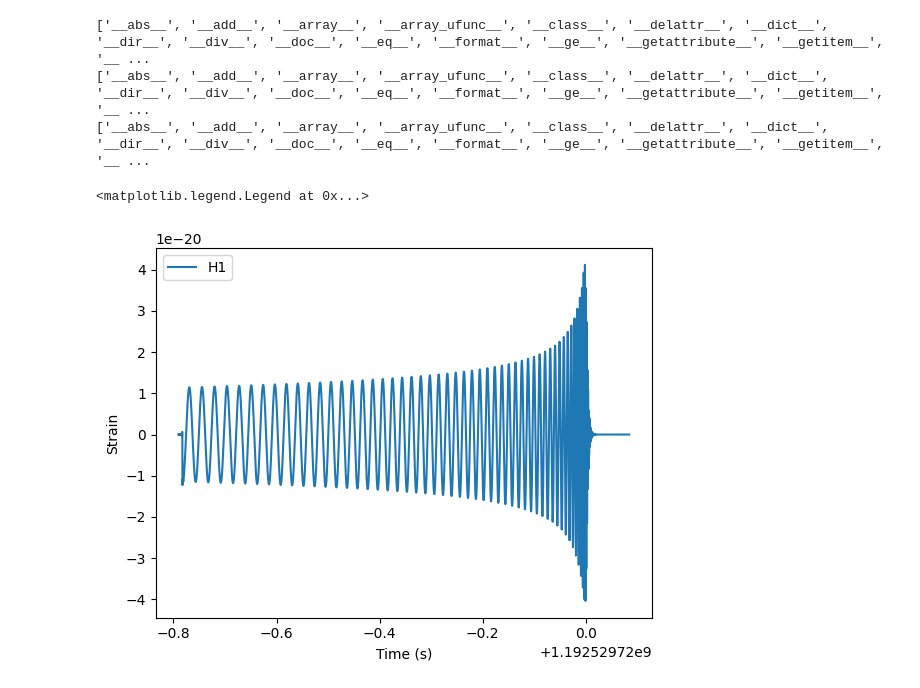
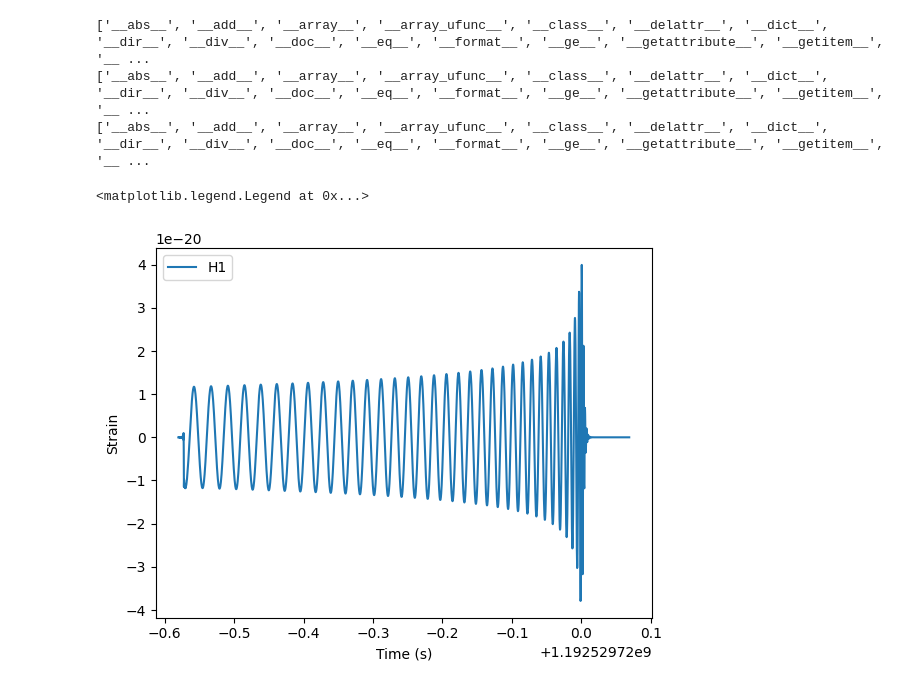
Before and after one commit to Arush-Pimpalkar/GW_Machine_Learning_Model, a Jupyter notebook: waveform.ipynb, the cells around one changed output. Cells and saved outputs as stored; diff of their text form; code cells hidden in the pictures.

```diff
--- a/waveform.ipynb
+++ b/waveform.ipynb
@@ -123,32 +123,30 @@ print(dir(signal_v1))
 ['__abs__', '__add__', '__array__', '__array_ufunc__', '__class__', '__delattr__', '__dict__', '__dir__', '__div__', '__doc__', '__eq__', '__format__', '__ge__', '__getattribute__', '__getitem__', '__ ...
 # %%
 hp, hc = get_td_waveform(
-    approximant=apx,
+    approximant=apx, # ??
     mass1=26,
     mass2=6,
-    spin1z=0.9,
-    spin2z=0.4,
     inclination=1.23,
     coa_phase=2.45,
     delta_t=1.0 / 4096,
     f_lower=40,
 )
 
 det_h1 = Detector("H1")
 
 end_time = 1192529720
 declination = 0.65
 right_ascension = 4.67
 polarization = 2.34
 hp.start_time += end_time
 hc.start_time += end_time
 
 signal_h1 = det_h1.project_wave(hp, hc, right_ascension, declination, polarization)
 pp.plot(signal_h1.sample_times, signal_h1, label="H1")
 
 pp.ylabel("Strain")
 pp.xlabel("Time (s)")
 pp.legend()
 # %% [output]
 <matplotlib.legend.Legend at 0x...>
-[figure, old version]
+[figure, new version]
```
Also changed, not shown: parts of 1 cell of this notebook, 2 other files.
